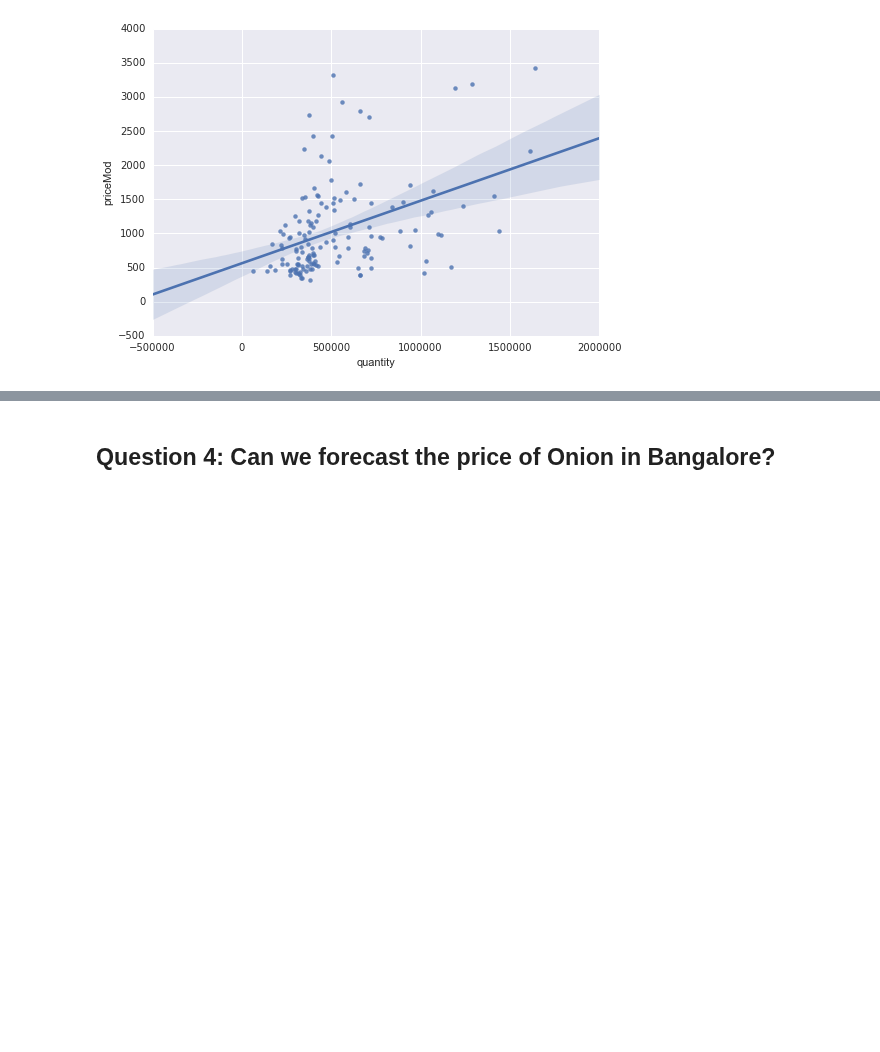
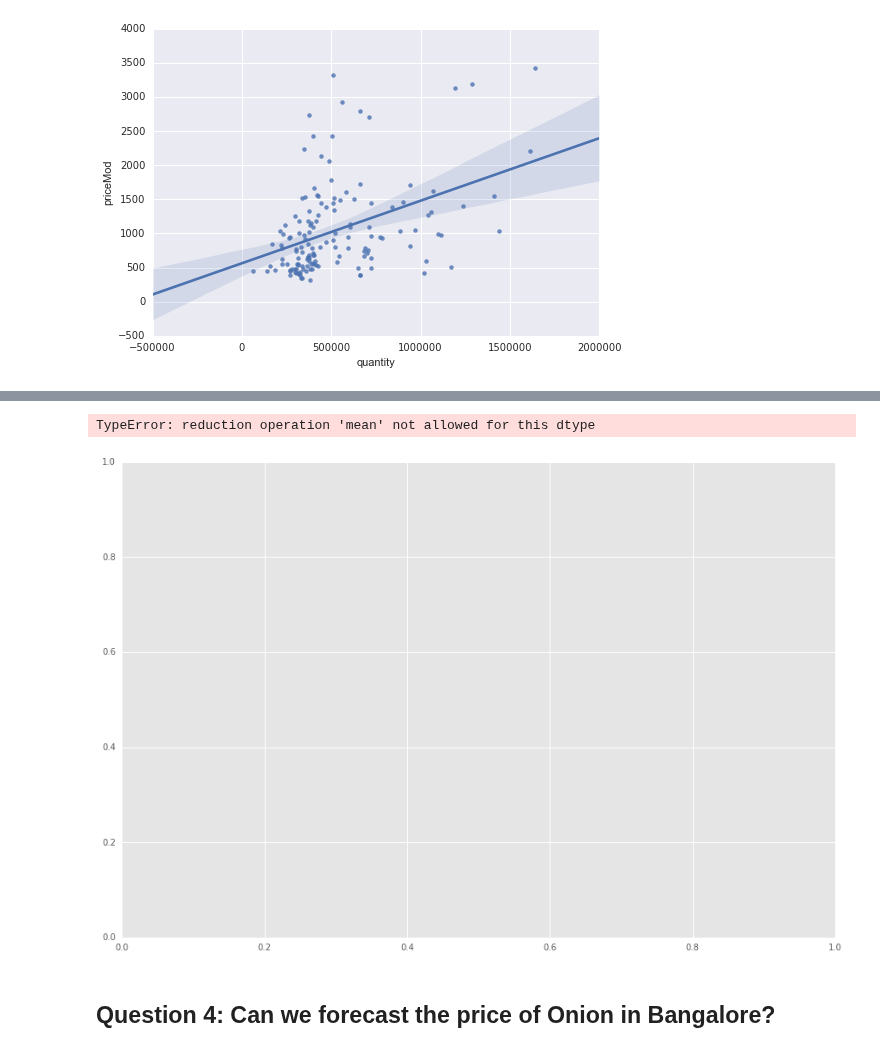
Before and after one commit to ababook/intro-python-data-science, a Jupyter notebook: onion/5-Model.ipynb, the cells around one changed output, grey strips where cells are left out. Saved outputs shown, nothing was run; the diff lists cells and outputs as text; code cells hidden in the pictures; blank space fills up the shorter version.

```diff
--- a/onion/5-Model.ipynb
+++ b/onion/5-Model.ipynb
@@ -142,3 +158,8 @@ sns.jointplot(x="quantity", y="priceMod", data=dfBang, kind="reg");
+# %%
+sns.regplot(x="date", y="priceMod", data=dfBang)
+# %% [output]
+TypeError: reduction operation 'mean' not allowed for this dtype
+[figure, added]
 # %% [markdown]
 ## Question 4: Can we forecast the price of Onion in Bangalore?
 # %% [markdown]
```
Also changed, not shown: parts of 23 cells of this notebook, 9 other files.
